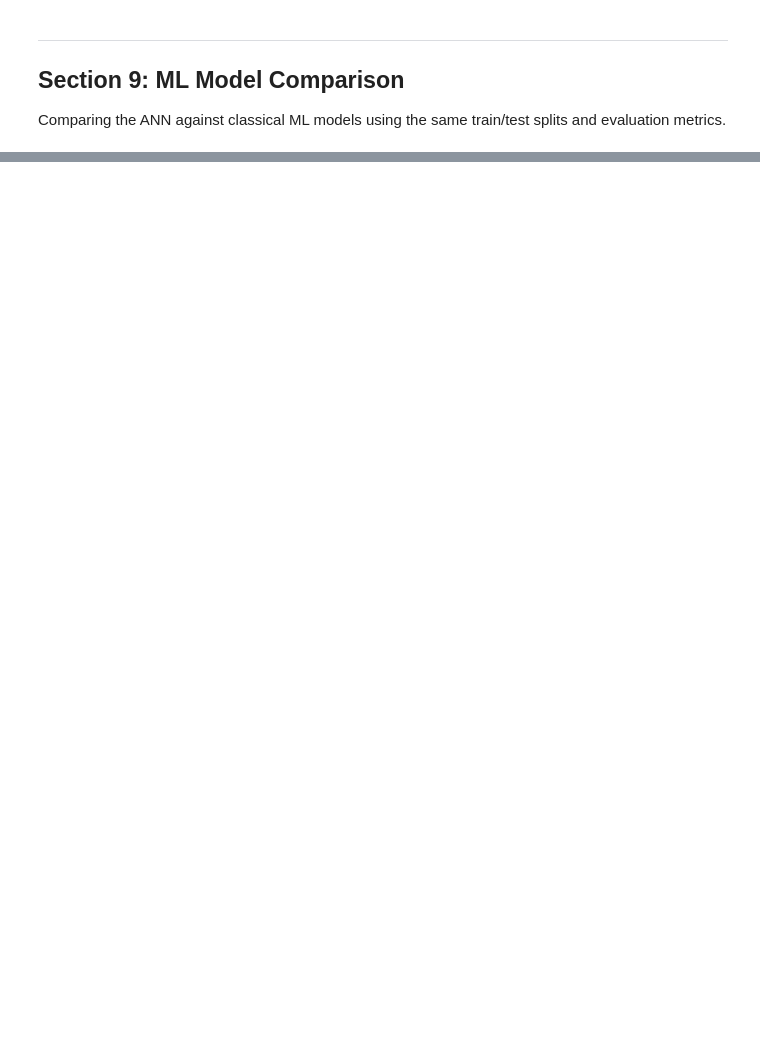
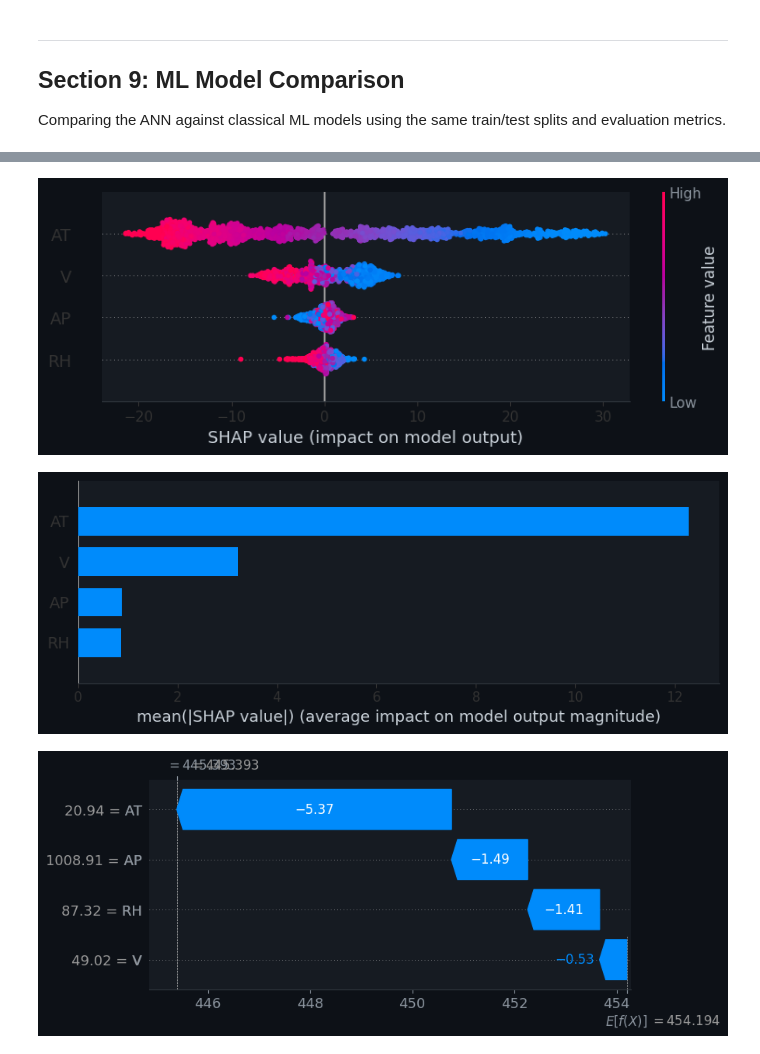
Before and after one commit to kabirpatil12676/Power-Plant-Energy-Prediction, a Jupyter notebook: ANN_Regression.ipynb, the cells around one changed output, grey strips where cells are left out. Drawn from its saved outputs; the diff is of its cells as text; code cells hidden in the pictures; blank space fills up the shorter version.

```diff
--- a/ANN_Regression.ipynb
+++ b/ANN_Regression.ipynb
@@ -614,0 +762,29 @@ print(feat_imp.sort_values(ascending=False))
+# %%
+import shap
+
+# Initialize TreeExplainer for XGBoost
+explainer = shap.TreeExplainer(xgb_model)
+shap_values = explainer.shap_values(X_test)
+
+fig = plt.figure(figsize=(10, 6))
+shap.summary_plot(shap_values, X_test, feature_names=X.columns, show=False)
+plt.savefig('assets/shap_beeswarm.png', dpi=150, bbox_inches='tight', facecolor='#0d1117')
+plt.show()
+
+fig = plt.figure(figsize=(8, 4))
+shap.summary_plot(shap_values, X_test, plot_type='bar', feature_names=X.columns, show=False)
+plt.savefig('assets/shap_importance.png', dpi=150, bbox_inches='tight', facecolor='#0d1117')
+plt.show()
+
+# Single feature waterfall plot for the first test instance
+explainer_waterfall = shap.Explainer(xgb_model)
+shap_values_obj = explainer_waterfall(X_test)
+
+fig = plt.figure(figsize=(8, 4))
+shap.plots.waterfall(shap_values_obj[0], show=False)
+plt.savefig('assets/shap_waterfall.png', dpi=150, bbox_inches='tight', facecolor='#0d1117')
+plt.show()
+# %% [output]
+[figure, added]
+[figure, added]
+[figure, added]
```
Also changed, not shown: parts of 22 cells of this notebook, 21 other files.
